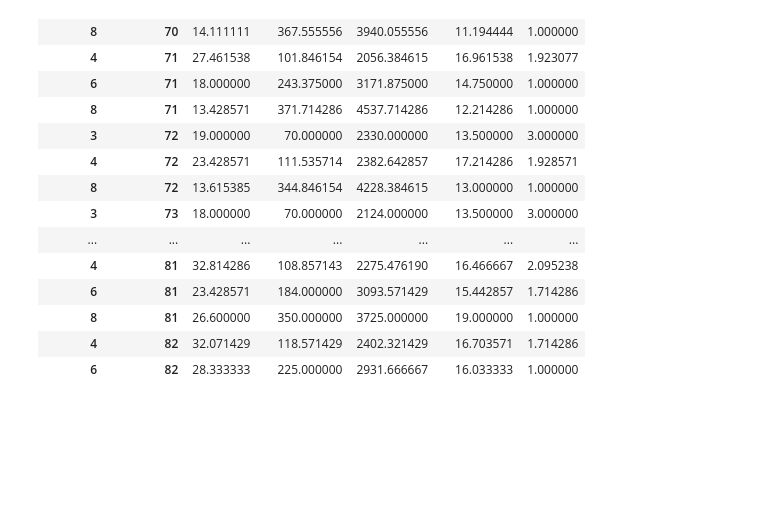
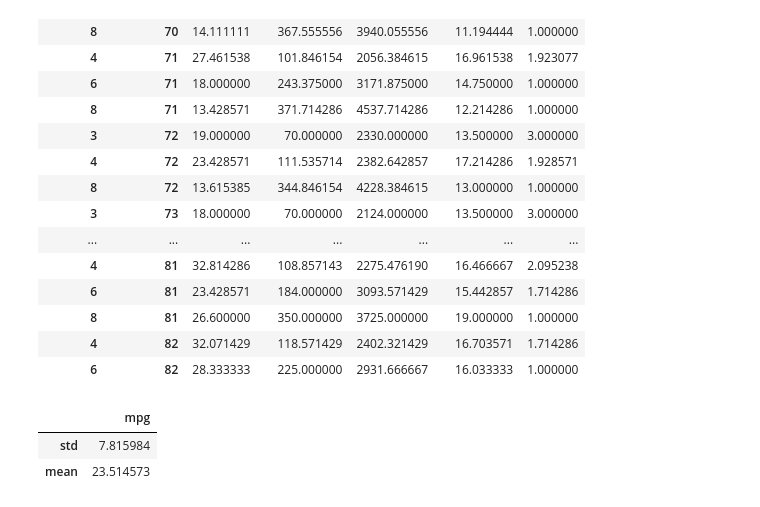
Before and after one commit to Anurag-Warthi/Data-Science-Machine-Learning, a Jupyter notebook: Data Science/01-DS_Libraries/Pandas.ipynb, the cells around one changed output. Saved outputs shown, nothing was run; the diff lists cells and outputs as text; code cells hidden in the pictures; blank space fills up the shorter version.

```diff
--- a/Data Science/01-DS_Libraries/Pandas.ipynb
+++ b/Data Science/01-DS_Libraries/Pandas.ipynb
@@ -1160,3 +1160,9 @@ year_cyl.swaplevel()
 | 8 | 81 | 26.600000 | 350.000000 | 3725.000000 | 19.000000 | 1.000000 |
 | 4 | 82 | 32.071429 | 118.571429 | 2402.321429 | 16.703571 | 1.714286 |
 | 6 | 82 | 28.333333 | 225.000000 | 2931.666667 | 16.033333 | 1.000000 |
+# %%
+df.agg({'mpg': ['std', 'mean']})
+# %% [output]
+|  | mpg |
+| std | 7.815984 |
+| mean | 23.514573 |
```
Also changed, not shown: parts of 1 cell of this notebook.
